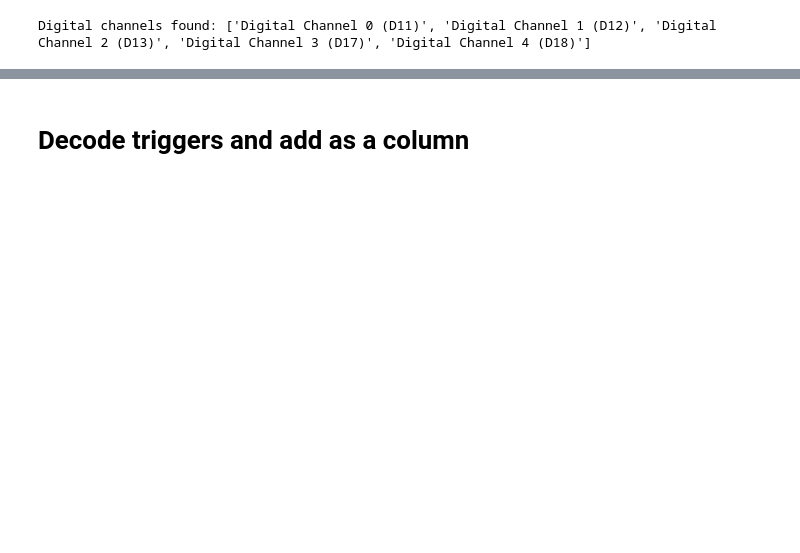
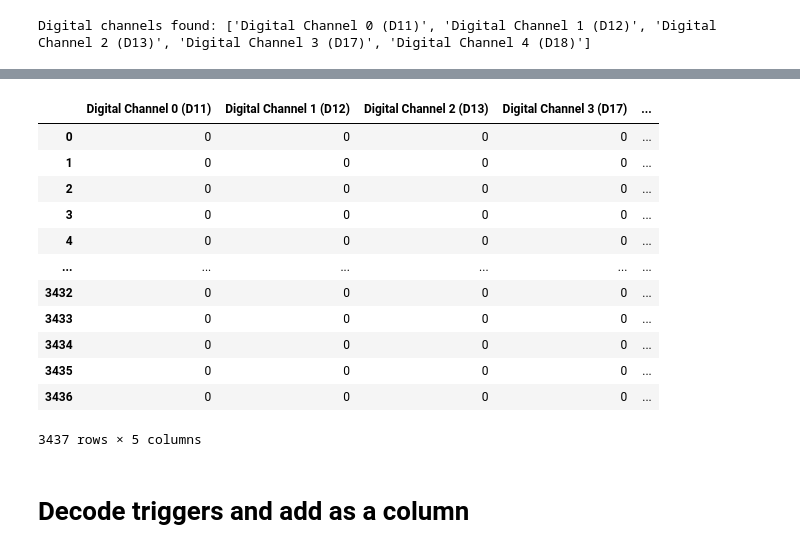
Before and after one commit to SURGE-NeuroTech-Club/p3-battle-ships, a Jupyter notebook: EEG_Analysis/trigger_code_check.ipynb, the cells around one changed output, grey strips where cells are left out. Saved outputs shown, nothing was run; the diff lists cells and outputs as text; code cells hidden in the pictures; blank space fills up the shorter version.

Commit message:
add data and update trigger_code_check.ipynb

```diff
--- a/EEG_Analysis/trigger_code_check.ipynb
+++ b/EEG_Analysis/trigger_code_check.ipynb
@@ -82,2 +102,20 @@ Digital channels found: ['Digital Channel 0 (D11)', 'Digital Channel 1 (D12)', '
+# %%
+t_df = (~digi_df.astype(bool)).astype(int)
+
+t_df['Trigger_Code'] = ()
+# %% [output]
+|  | Digital Channel 0 (D11) | Digital Channel 1 (D12) | Digital Channel 2 (D13) | Digital Channel 3 (D17) | ... |
+| 0 | 0 | 0 | 0 | 0 | ... |
+| 1 | 0 | 0 | 0 | 0 | ... |
+| 2 | 0 | 0 | 0 | 0 | ... |
+| 3 | 0 | 0 | 0 | 0 | ... |
+| 4 | 0 | 0 | 0 | 0 | ... |
+| ... | ... | ... | ... | ... | ... |
+| 3432 | 0 | 0 | 0 | 0 | ... |
+| 3433 | 0 | 0 | 0 | 0 | ... |
+| 3434 | 0 | 0 | 0 | 0 | ... |
+| 3435 | 0 | 0 | 0 | 0 | ... |
+| 3436 | 0 | 0 | 0 | 0 | ... |
+3437 rows × 5 columns
 # %% [markdown]
 # Decode triggers and add as a column
```
Also changed, not shown: parts of 9 cells of this notebook, 4 other files.
